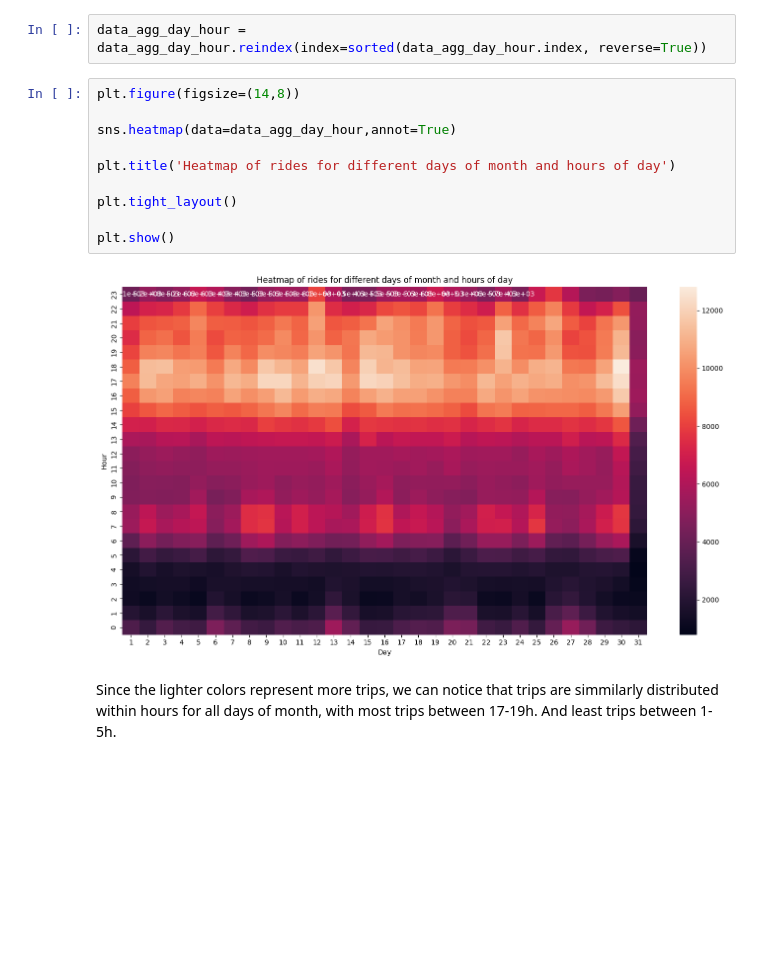
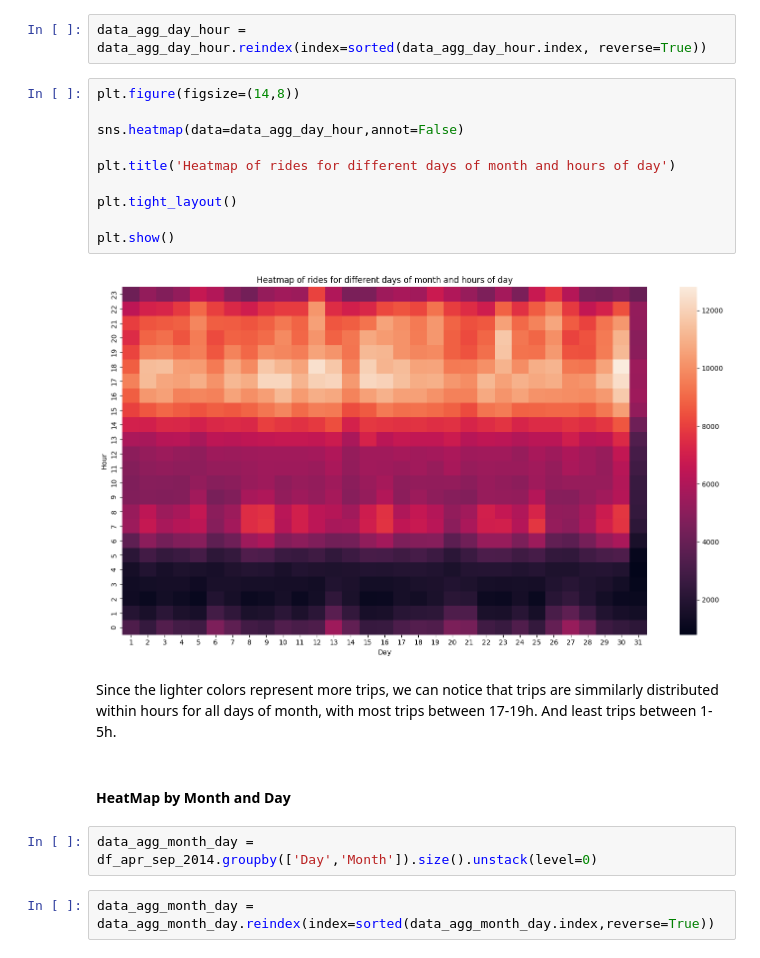
Before and after one commit to savicm5/mlProject, a Jupyter notebook: src/analysis.ipynb, the cells around one changed output. Cells and saved outputs as stored; diff of their text form; blank space fills up the shorter version.

Commit message:
Heat maps and scatter plot added

```diff
--- a/src/analysis.ipynb
+++ b/src/analysis.ipynb
@@ -585,14 +585,20 @@ data_agg_day_hour = data_agg_day_hour.reindex(index=sorted(data_agg_day_hour.ind
 # %%
 plt.figure(figsize=(14,8))
 
-sns.heatmap(data=data_agg_day_hour,annot=True)
+sns.heatmap(data=data_agg_day_hour,annot=False)
 
 plt.title('Heatmap of rides for different days of month and hours of day')
 
 plt.tight_layout()
 
 plt.show()
 # %% [output]
-[figure, old version]
+[figure, new version]
 # %% [markdown]
 Since the lighter colors represent more trips, we can notice that trips are simmilarly distributed within hours for all days of month, with most trips between 17-19h. And least trips between 1-5h.
+# %% [markdown]
+#### HeatMap by Month and Day
+# %%
+data_agg_month_day = df_apr_sep_2014.groupby(['Day','Month']).size().unstack(level=0)
+# %%
+data_agg_month_day = data_agg_month_day.reindex(index=sorted(data_agg_month_day.index,reverse=True))
```
Also changed, not shown: parts of 22 cells of this notebook.
